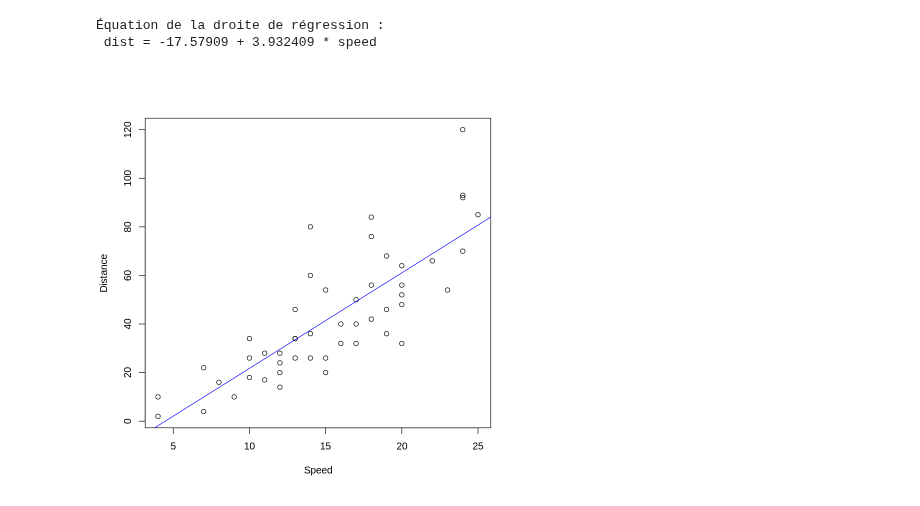
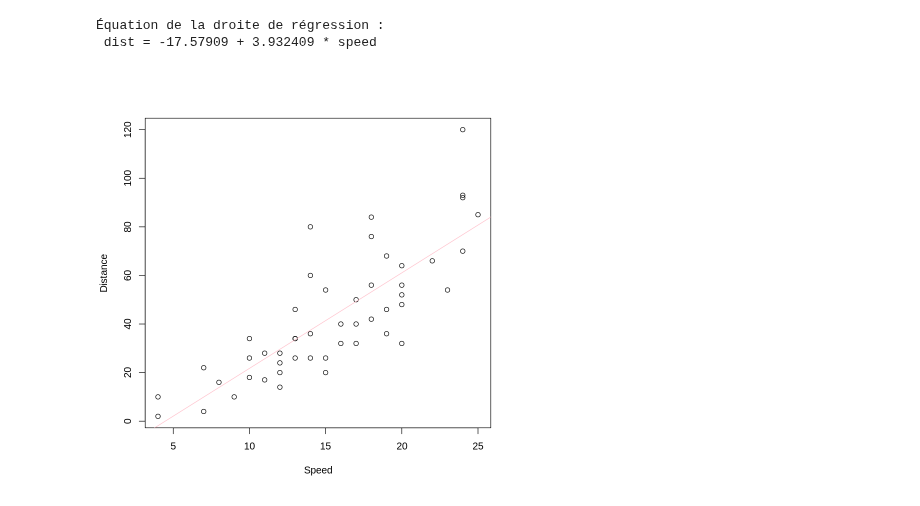
Before and after one commit to GuillaumeALLARD/test-shiny, a Jupyter notebook: lm_cars.ipynb, the cells around one changed output. Cells and saved outputs as stored; diff of their text form; code cells hidden in the pictures.

```diff
--- a/lm_cars.ipynb
+++ b/lm_cars.ipynb
@@ -31,6 +31,6 @@ cat(
  dist = -17.57909 + 3.932409 * speed
 # %%
 plot(cars$speed, cars$dist, xlab="Speed", ylab="Distance")
-abline(model, col="blue")
+abline(model, col="pink")
 # %% [output]
-[figure, old version]
+[figure, new version]
```
